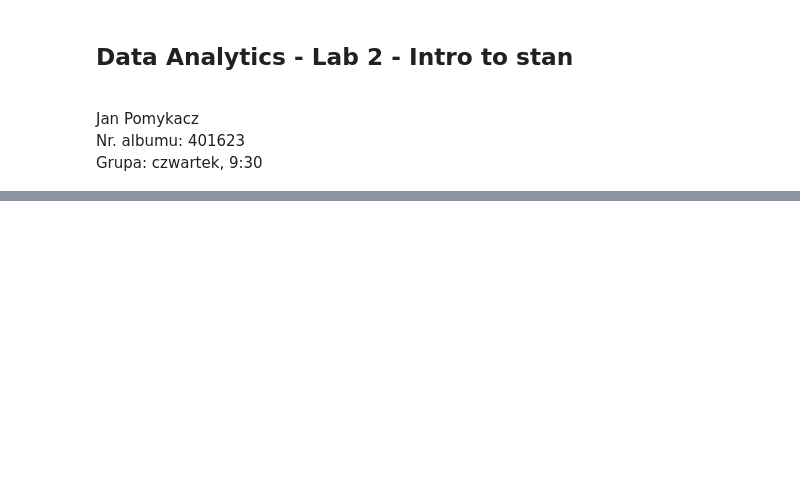
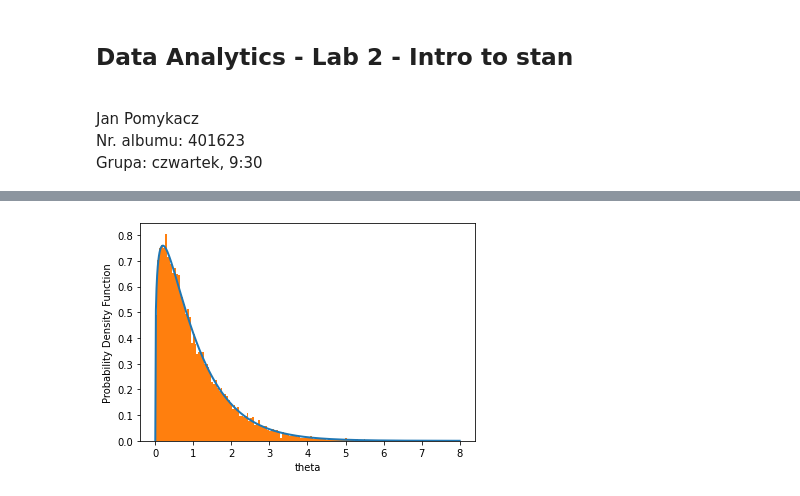
Before and after one commit to JohnnyBeet/DataAnalytics_lab, a Jupyter notebook: lab2/lab2_JanPomykacz.ipynb, the cells around one changed output, grey strips where cells are left out. Cells and saved outputs as stored; diff of their text form; code cells hidden in the pictures; blank space fills up the shorter version.

```diff
--- a/lab2/lab2_JanPomykacz.ipynb
+++ b/lab2/lab2_JanPomykacz.ipynb
@@ -64,0 +77,5 @@ Exception: mismatch in dimension declared and found in context; processing stage
+# %%
+# unconstrained parameters
+model_gm1 = CmdStanModel(stan_file='code_4.stan')
+out_gamma1 = model_gm1.sample(output_dir='samples',iter_sampling=6000,iter_warmup=1000, seed=4838282)
+out_gamma1.diagnose()
@@ -64,0 +102,15 @@ Exception: mismatch in dimension declared and found in context; processing stage
+# %%
+N=500
+xs = np.linspace(0,8,N)
+pdfs = stats.gamma.pdf(xs, 1.25, scale = 1 / 1.25)
+
+plt.plot(xs, pdfs, linewidth=2)
+
+## add histogram of theta samples with 160 bins
+plt.hist(out_gamma1.stan_variable("theta"), bins=160, density=True)
+
+plt.gca().set_xlabel("theta")
+plt.gca().set_ylabel("Probability Density Function")
+plt.show()
+# %% [output]
+[figure, added]
```
Also changed, not shown: parts of 20 cells of this notebook, 8 other files.
